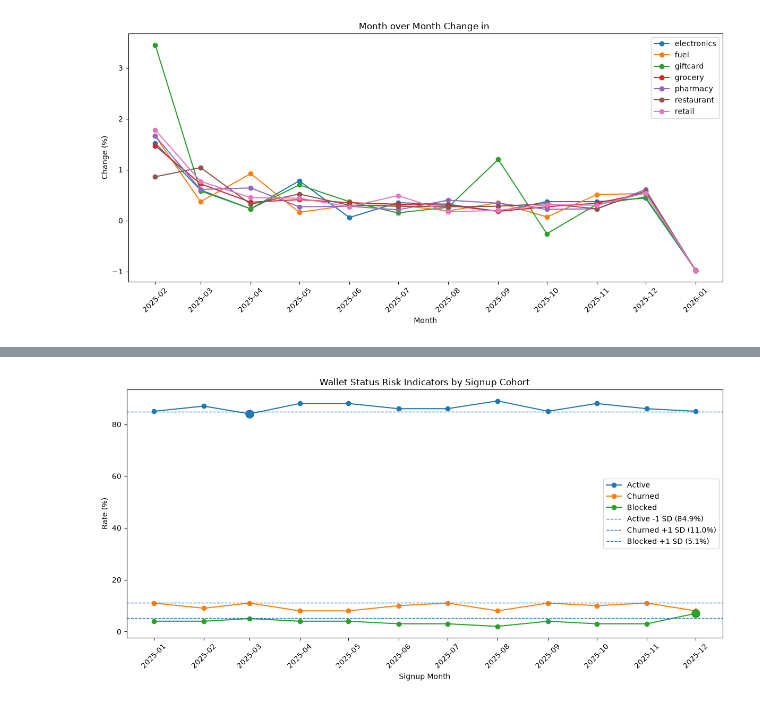
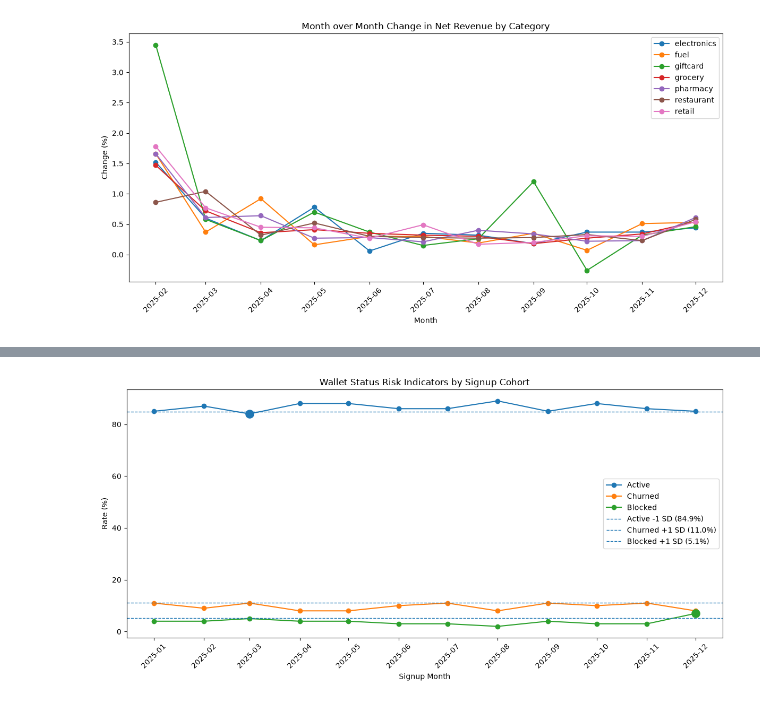
Before and after one commit to philjhowson/payments-challenge, a Jupyter notebook: notebooks/03_investigation.ipynb, the cells around one changed output, grey strips where cells are left out. Saved outputs shown, nothing was run; the diff lists cells and outputs as text; code cells hidden in the pictures.

```diff
--- a/notebooks/03_investigation.ipynb
+++ b/notebooks/03_investigation.ipynb
@@ -7,7 +7,7 @@ import matplotlib.dates as mdates
 con = duckdb.connect("../dev.duckdb")
 
 df = con.execute("""
-    SELECT
+    select
         month,
         segment,
         authorized_eur,
@@ -15,8 +15,10 @@ df = con.execute("""
         reversed_eur,
         net_revenue_eur,
         mom_change
-    FROM fct_monthly_revenue
-    ORDER BY month, segment
+    from fct_monthly_revenue
+    where month < '2026-01'
+    order by month, segment
+
 """).df()
 
 df["month"] = pd.to_datetime(df["month"])
@@ -45,9 +47,9 @@ def plot_metric(df, metric, title, ylabel):
 
     return df
 # %%
-monthly_change_analysis = plot_metric(df, "mom_change", "Month over Month Change in ", "Change (%)")
+monthly_change_analysis = plot_metric(df, "mom_change", "Month over Month Change in Net Revenue by Category", "Change (%)")
 # %% [output]
-[figure, old version]
+[figure, new version]
 # %%
 import duckdb
 import matplotlib.pyplot as plt
```
Also changed, not shown: parts of 3 cells of this notebook, 7 other files.
